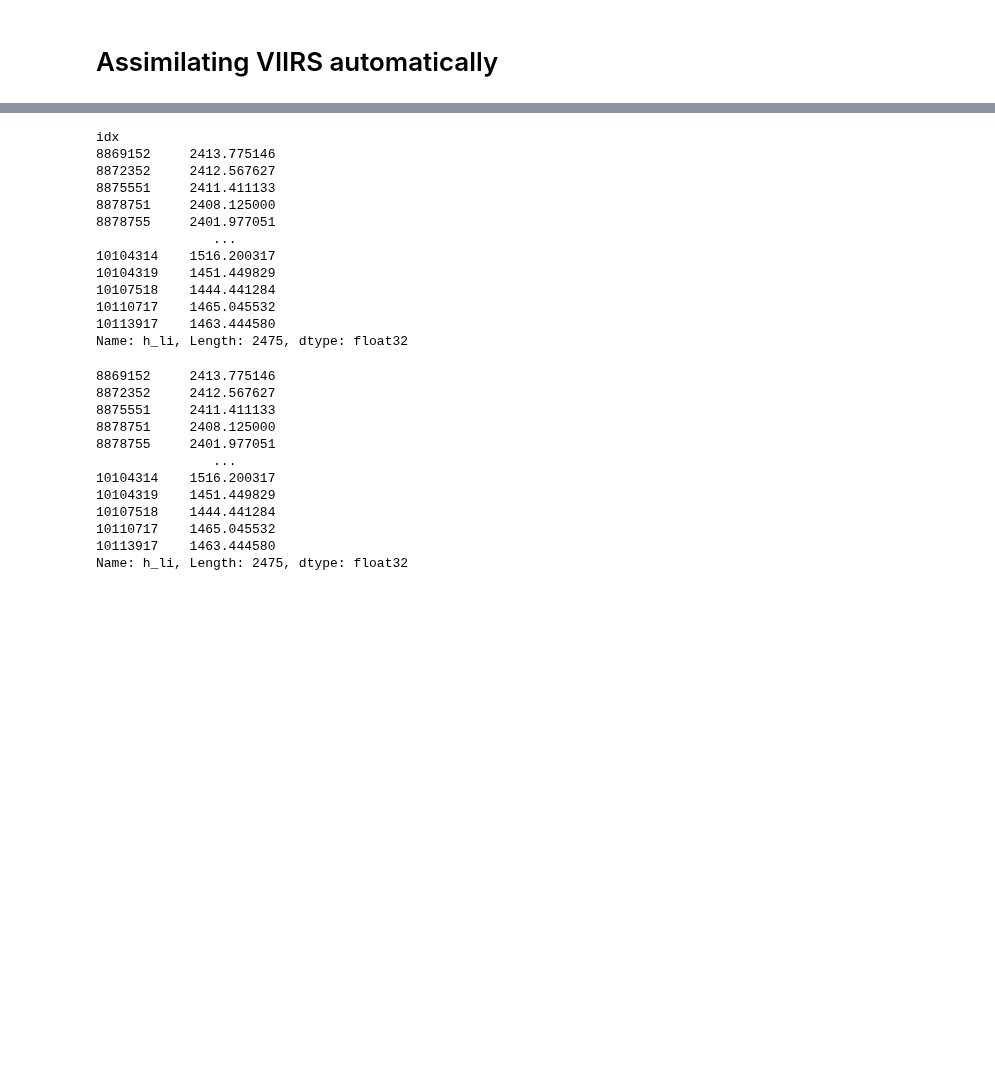
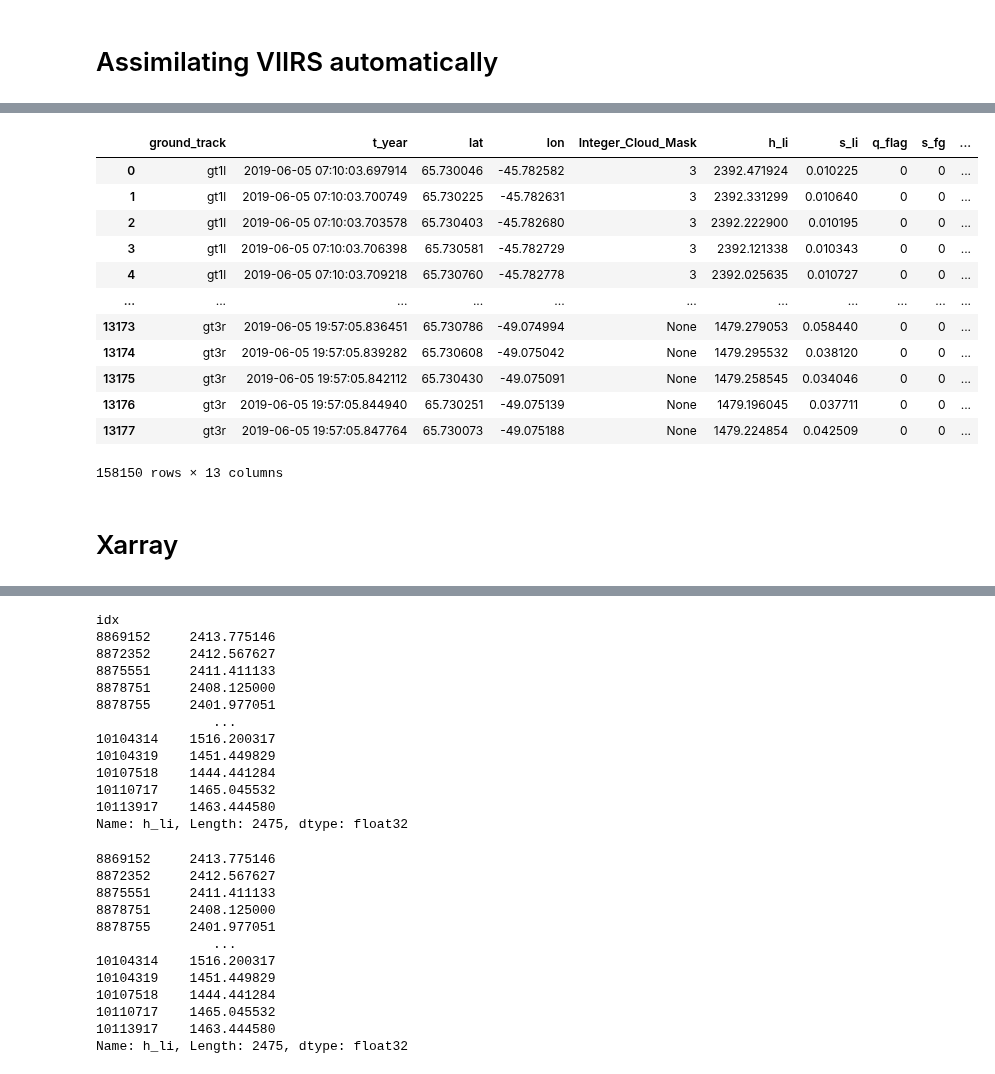
Before and after one commit to ICESAT-2HackWeek/CloudMask, a Jupyter notebook: ATL06Retrieval_VIIRS.ipynb, the cells around one changed output, grey strips where cells are left out. Cells and saved outputs as stored; diff of their text form; code cells hidden in the pictures; blank space fills up the shorter version.

Commit message:
Cleaned/improved dwnld, df, and VIIRS assim

```diff
--- a/ATL06Retrieval_VIIRS.ipynb
+++ b/ATL06Retrieval_VIIRS.ipynb
@@ -178,7 +130,6 @@ def read_atl06(fname, outdir='data', bbox=None):
     with h5py.File(fname, 'r') as fi:
         # Check which ground tracks are present in this file
         gtracks = sorted(['/'+k for k in fi.keys() if k.startswith('gt')])
-        print('Available ground tracks:', gtracks)
 
         for k, g in enumerate(gtracks):
             # Read in data for a single beam
@@ -189,7 +140,7 @@ def read_atl06(fname, outdir='data', bbox=None):
             # Load vars into memory (include as many as you want)
             data['lat'] = fi[g+'/land_ice_segments/latitude'][:]
             data['lon'] = fi[g+'/land_ice_segments/longitude'][:]
-            data['t_dt'] = fi[g+'/land_ice_segments/delta_time'][:]
+            data['Integer_Cloud_Mask'] = None
             data['h_li'] = fi[g+'/land_ice_segments/h_li'][:]
             data['s_li'] = fi[g+'/land_ice_segments/h_li_sigma'][:]
             data['q_flag'] = fi[g+'/land_ice_segments/atl06_quality_summary'][:]
@@ -212,31 +163,23 @@ def read_atl06(fname, outdir='data', bbox=None):
             data['f_sn'] = fi[g+'/segment_quality/segment_id'][:]
             data['f_sn'] = fi[g+'/land_ice_segments/fit_statistics/w_surface_window_final'][:]
 
+            delta_t = fi[g+'/land_ice_segments/delta_time'][:]     # for time conversion
             t_ref = fi['/ancillary_data/atlas_sdp_gps_epoch'][:]     # single value
 
-            '''
-            ***Continue adding columns for these vars, repeated as above. Need to find group/file
-               structure for each in https://nsidc.org/sites/nsidc.org/files/technical-references/ICESat2_ATL06_data_dict_v003.pdf):
-               cloud_flg_asr, cloud_flg_atm, msw_flag, bsnow_h, bsnow_od, layer_flag, bckgrd,
-               e_bckgrd, n_fit_photons, end_geoseg, segment_id, w_surface_window_final
-            '''
-
 #             data['dac'] = fi[g+'/land_ice_segments/geophysical/dac'][:]
-#             data['t_dt'] = fi[g+'/land_ice_segments/delta_time'][:]
 #             data['tide_earth'] = fi[g+'/land_ice_segments/geophysical/tide_earth'][:]
 #             data['tide_load'] = fi[g+'/land_ice_segments/geophysical/tide_load'][:]
 #             data['tide_ocean'] = fi[g+'/land_ice_segments/geophysical/tide_ocean'][:]
 #             data['tide_pole'] = fi[g+'/land_ice_segments/geophysical/tide_pole'][:]
 
-#                rgt = fi['/orbit_info/rgt'][:]                           # single value
-#                 t_ref = fi['/ancillary_data/atlas_sdp_gps_epoch'][:]     # single value
-#                 beam_type = fi[g].attrs["atlas_beam_type"].decode()      # strong/weak (str)
-#                 spot_number = fi[g].attrs["atlas_spot_number"].decode()  # number (str)
+#              rgt = fi['/orbit_info/rgt'][:]                           # single value
+#              beam_type = fi[g].attrs["atlas_beam_type"].decode()      # strong/weak (str)
+#              spot_number = fi[g].attrs["atlas_spot_number"].decode()  # number (str)
 
-            # Time in GPS seconds (secs sinde Jan 5, 1980)
-            t_gps = t_ref + data['t_dt']
+            # Time in GPS seconds (secs since Jan 5, 1980)
+            t_gps = t_ref + delta_t
 
-            # Time in decimal years
+            # GPS sec to datetime
             data['t_year'] = gps2dyr(t_gps)
 
             # Assume all vector fields are of the length of the first. TODO - check?
@@ -431,0 +337,17 @@ dataf.describe()
+# %%
+# Data has been assimilated for times that coincide with VIIRS and not others
+dataf.loc[dataf.t_year.dt.date==pd.to_datetime('2019-06-05')]
+# %% [output]
+|  | ground_track | t_year | lat | lon | Integer_Cloud_Mask | h_li | s_li | q_flag | s_fg | ... |
+| 0 | gt1l | 2019-06-05 07:10:03.697914 | 65.730046 | -45.782582 | 3 | 2392.471924 | 0.010225 | 0 | 0 | ... |
+| 1 | gt1l | 2019-06-05 07:10:03.700749 | 65.730225 | -45.782631 | 3 | 2392.331299 | 0.010640 | 0 | 0 | ... |
+| 2 | gt1l | 2019-06-05 07:10:03.703578 | 65.730403 | -45.782680 | 3 | 2392.222900 | 0.010195 | 0 | 0 | ... |
+| 3 | gt1l | 2019-06-05 07:10:03.706398 | 65.730581 | -45.782729 | 3 | 2392.121338 | 0.010343 | 0 | 0 | ... |
+| 4 | gt1l | 2019-06-05 07:10:03.709218 | 65.730760 | -45.782778 | 3 | 2392.025635 | 0.010727 | 0 | 0 | ... |
+| ... | ... | ... | ... | ... | ... | ... | ... | ... | ... | ... |
+| 13173 | gt3r | 2019-06-05 19:57:05.836451 | 65.730786 | -49.074994 | None | 1479.279053 | 0.058440 | 0 | 0 | ... |
+| 13174 | gt3r | 2019-06-05 19:57:05.839282 | 65.730608 | -49.075042 | None | 1479.295532 | 0.038120 | 0 | 0 | ... |
+| 13175 | gt3r | 2019-06-05 19:57:05.842112 | 65.730430 | -49.075091 | None | 1479.258545 | 0.034046 | 0 | 0 | ... |
+| 13176 | gt3r | 2019-06-05 19:57:05.844940 | 65.730251 | -49.075139 | None | 1479.196045 | 0.037711 | 0 | 0 | ... |
+| 13177 | gt3r | 2019-06-05 19:57:05.847764 | 65.730073 | -49.075188 | None | 1479.224854 | 0.042509 | 0 | 0 | ... |
+158150 rows × 13 columns
@@ -432 +358,3 @@ dataf.describe()
+# %% [markdown]
+# Xarray
 # %%
```
Also changed, not shown: parts of 41 cells of this notebook.
